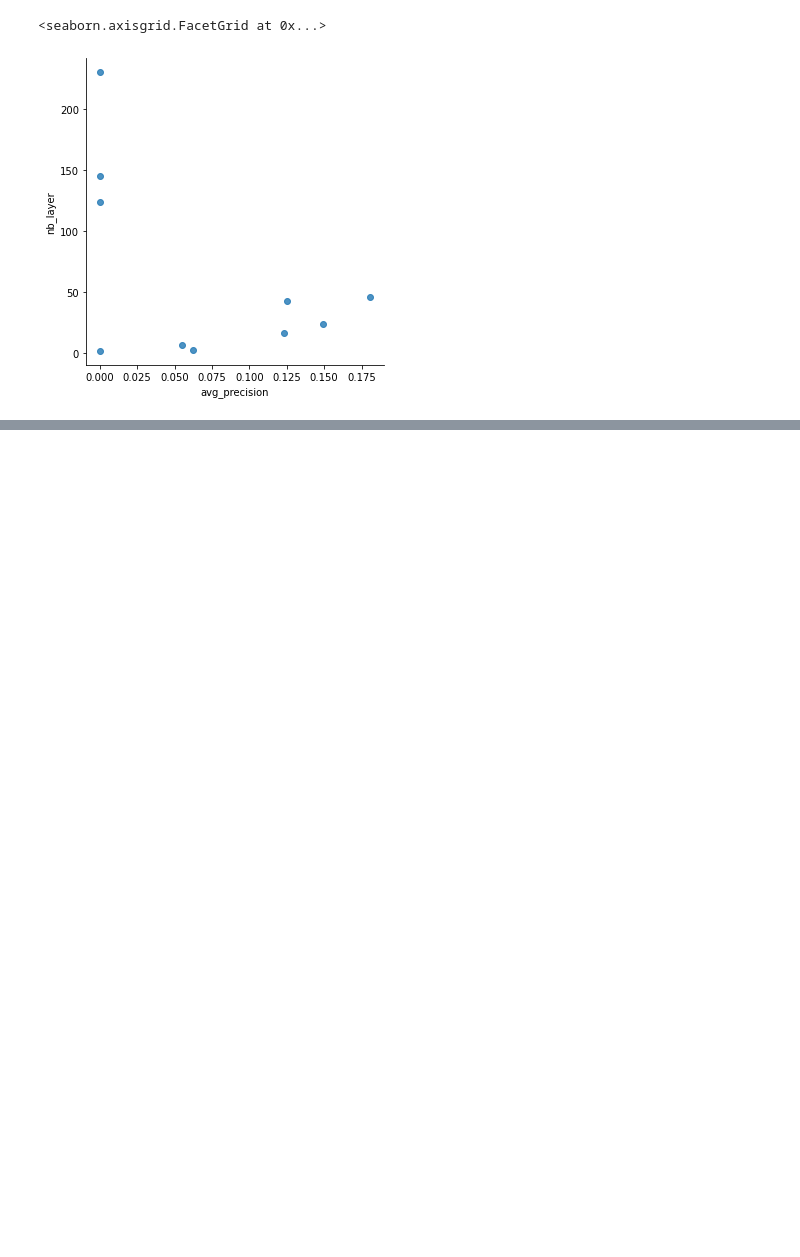
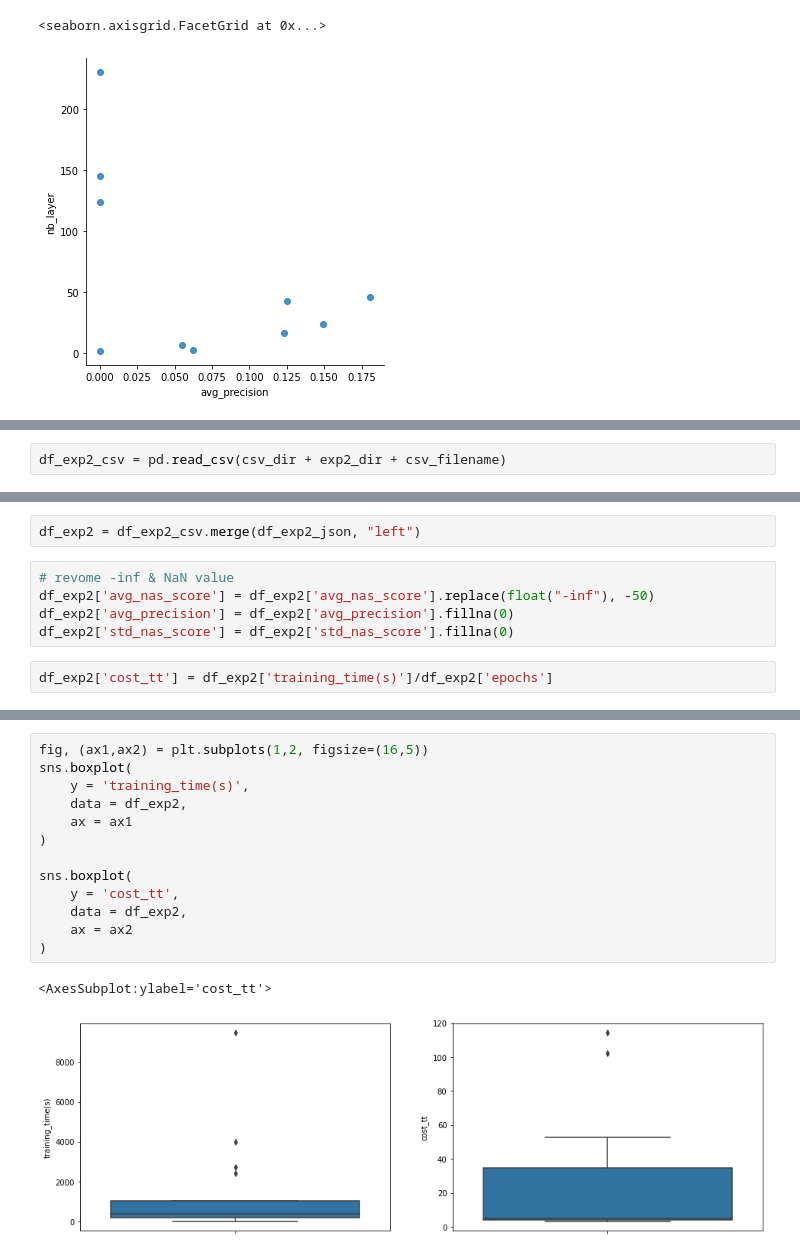
Before and after one commit to antgratia/CNNGenProject, a Jupyter notebook: stateMachineLanguage.generator/output/zenScore_Analysis.ipynb, the cells around one changed output, grey strips where cells are left out. Saved outputs shown, nothing was run; the diff lists cells and outputs as text; blank space fills up the shorter version.

```diff
--- a/stateMachineLanguage.generator/output/zenScore_Analysis.ipynb
+++ b/stateMachineLanguage.generator/output/zenScore_Analysis.ipynb
@@ -161,0 +192,2 @@ sns.lmplot(
+# %%
+df_exp2_csv = pd.read_csv(csv_dir + exp2_dir + csv_filename)
@@ -161,0 +216,9 @@ sns.lmplot(
+# %%
+df_exp2 = df_exp2_csv.merge(df_exp2_json, "left")
+# %%
+# revome -inf & NaN value
+df_exp2['avg_nas_score'] = df_exp2['avg_nas_score'].replace(float("-inf"), -50)
+df_exp2['avg_precision'] = df_exp2['avg_precision'].fillna(0)
+df_exp2['std_nas_score'] = df_exp2['std_nas_score'].fillna(0)
+# %%
+df_exp2['cost_tt'] = df_exp2['training_time(s)']/df_exp2['epochs']
@@ -161,0 +245,16 @@ sns.lmplot(
+# %%
+fig, (ax1,ax2) = plt.subplots(1,2, figsize=(16,5))
+sns.boxplot(
+    y = 'training_time(s)',
+    data = df_exp2,
+    ax = ax1
+)
+
+sns.boxplot(
+    y = 'cost_tt',
+    data = df_exp2,
+    ax = ax2
+)
+# %% [output]
+<AxesSubplot:ylabel='cost_tt'>
+[figure, added]
```
Also changed, not shown: parts of 25 cells of this notebook, 7 other files.
